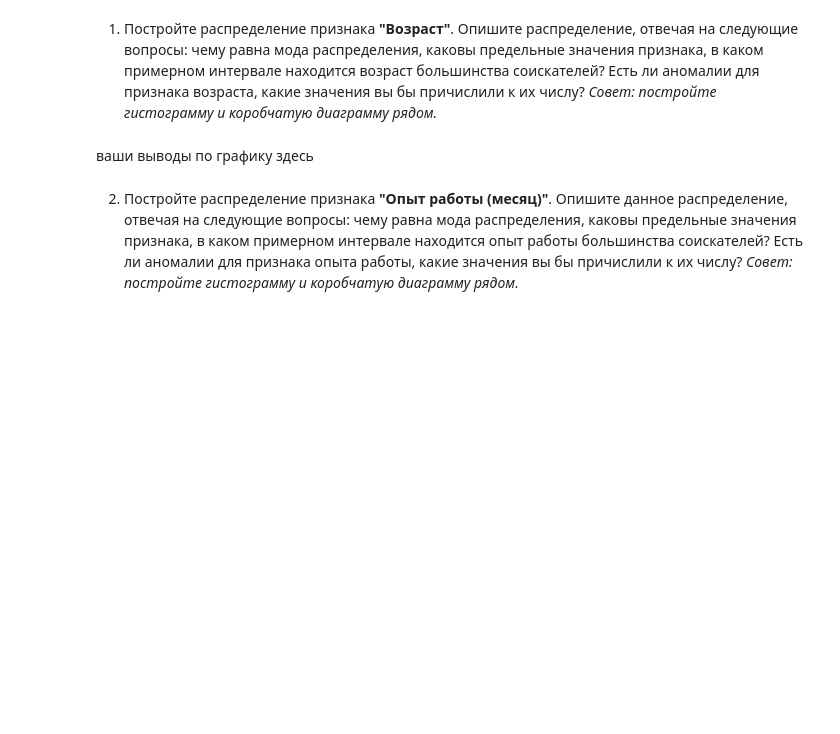
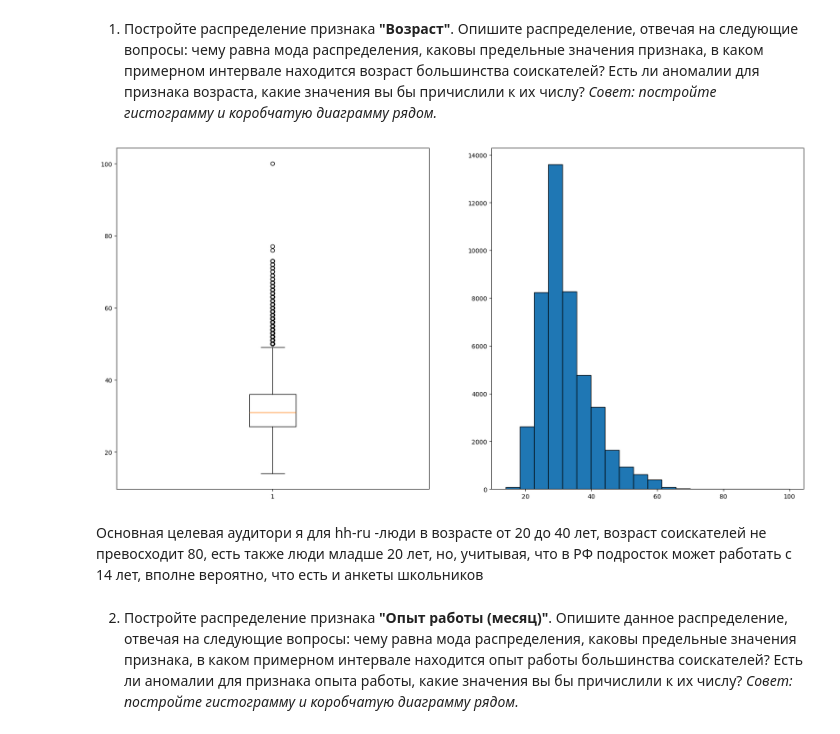
Before and after one commit to Karina1605/skillfactory, a Jupyter notebook: Project-1. Ноутбук-шаблон.ipynb, the cells around one changed output. Cells and saved outputs as stored; diff of their text form; code cells hidden in the pictures; blank space fills up the shorter version.

```diff
--- a/Project-1. Ноутбук-шаблон.ipynb
+++ b/Project-1. Ноутбук-шаблон.ipynb
@@ -303,15 +304,11 @@ exchange_rates.tail(100)
 def split_salary(salary: str):
     splitted = salary.split(' ')
     currency = splitted[1].strip('.')
-    print(currency)
-    if currency[1] == 'бел.руб':
-        print(currency)
+    if currency == 'бел.руб':
         return [int(splitted[0]), 'BYN']
-    if currency[1] == 'грн':
-        print(currency)
+    if currency == 'грн':
         return [int(splitted[0]), 'UAH']
-    if currency[1] == 'сум':
-        print(currency)
+    if currency == 'сум':
         return [int(splitted[0]), 'UZS']
     if len(currency[1].split('.')) > 1:
         currency = ''.join(currency.split('.'))
@@ -326,6 +323,6 @@ df['Обновление резюме'] = df['Обновление резюме'
 df['зарплата'], df['валюта'] = get_salary_expectations(df['ЗП'])
 exchange_rates['date'] = exchange_rates['date'].apply(lambda x : pd.to_datetime(x, dayfirst=True))
 df['валюта'].unique()
-#merged = (pd.merge(df, exchange_rates, how='left', left_on='валюта', right_on='currency'))
-#merged[merged['валюта'] != 'руб']
+merged = (pd.merge(df, exchange_rates, how='left', left_on='валюта', right_on='currency'))
+merged[merged['валюта'] != 'руб']
 # %% [output]
@@ -390,8 +385,16 @@ See the caveats in the documentation: https://pandas.pydata.org/pandas-docs/stab
 *Совет: постройте гистограмму и коробчатую диаграмму рядом.*
 # %%
 # ваш код здесь
+import matplotlib.pyplot as plt
+fig, axes = plt.subplots(1, 2, figsize=(20, 10))
+
+axes[0].boxplot(result_data['Возраст'])
+axes[1].hist(result_data['Возраст'], bins=20, edgecolor='black')
+plt.show()
+# %% [output]
+[figure, added]
 # %% [markdown]
-ваши выводы по графику здесь
+Основная целевая аудитори я для hh-ru -люди в возрасте от 20 до 40 лет, возраст соискателей не превосходит 80, есть также люди младше 20 лет, но, учитывая, что в РФ подросток может работать с 14 лет, вполне вероятно, что есть и анкеты школьников
 # %% [markdown]
 2. Постройте распределение признака **"Опыт работы (месяц)"**. Опишите данное распределение, отвечая на следующие вопросы: чему равна мода распределения, каковы предельные значения признака, в каком примерном интервале находится опыт работы большинства соискателей? Есть ли аномалии для признака опыта работы, какие значения вы бы причислили к их числу?
 *Совет: постройте гистограмму и коробчатую диаграмму рядом.*
```
Also changed, not shown: parts of 21 cells of this notebook.
